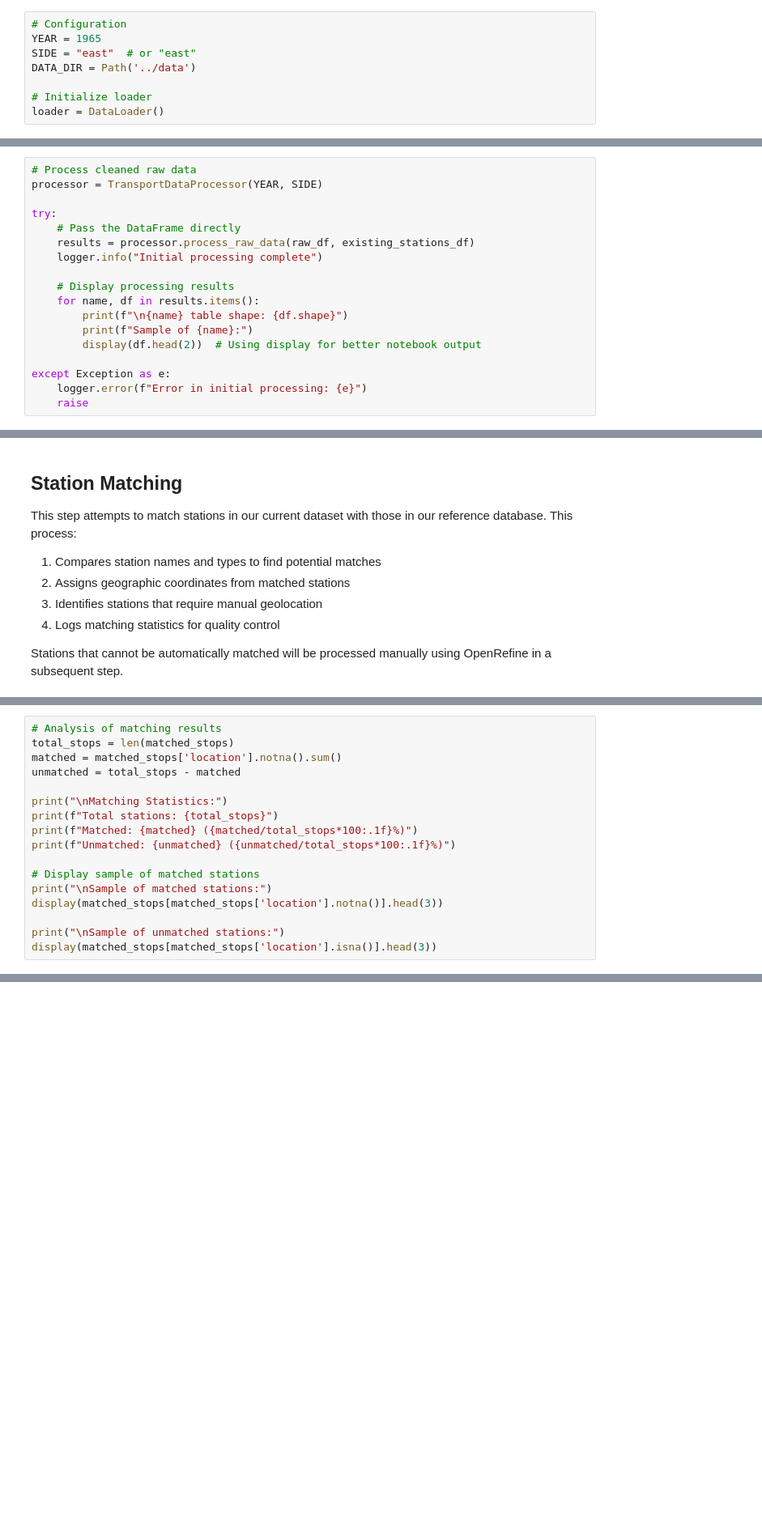
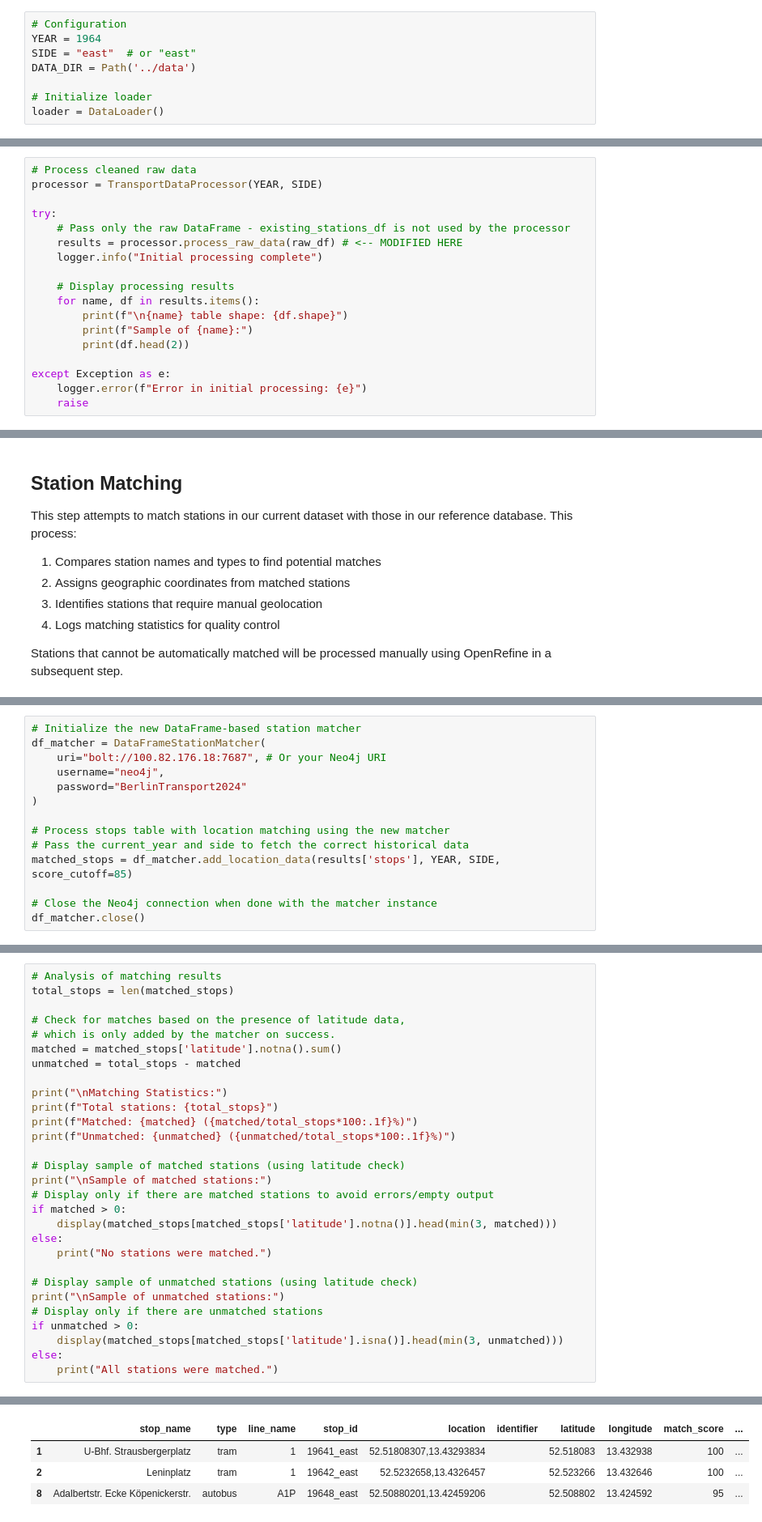
Before and after one commit to noahjb27/phd, a Jupyter notebook: data/fahrplanbuch/notebooks/00_process_data.ipynb, the cells around one changed output, grey strips where cells are left out. Shown: that part at 81% size. Saved outputs shown, nothing was run; the diff lists cells and outputs as text; blank space fills up the shorter version.

Commit message:
added method of using db to check for existing locations followed by using legacy data

```diff
--- a/data/fahrplanbuch/notebooks/00_process_data.ipynb
+++ b/data/fahrplanbuch/notebooks/00_process_data.ipynb
@@ -48,7 +52,7 @@ The process follows these key steps:
 The data represents Berlin's public transportation system during the Cold War era (1945-1989). During this period, Berlin was divided, with separate transportation authorities operating in East and West Berlin. This division is reflected in our data processing approach, where we handle each side separately for each year.
 # %%
 # Configuration
-YEAR = 1965
+YEAR = 1964
 SIDE = "east"  # or "east"
 DATA_DIR = Path('../data')
 
@@ -109,15 +111,15 @@ This structured format facilitates network analysis and visualization in later s
 processor = TransportDataProcessor(YEAR, SIDE)
 
 try:
-    # Pass the DataFrame directly
-    results = processor.process_raw_data(raw_df, existing_stations_df)
+    # Pass only the raw DataFrame - existing_stations_df is not used by the processor
+    results = processor.process_raw_data(raw_df) # <-- MODIFIED HERE
     logger.info("Initial processing complete")
 
     # Display processing results
     for name, df in results.items():
         print(f"\n{name} table shape: {df.shape}")
         print(f"Sample of {name}:")
-        display(df.head(2))  # Using display for better notebook output
+        print(df.head(2))
 
 except Exception as e:
     logger.error(f"Error in initial processing: {e}")
@@ -143,0 +161,14 @@ matcher.close()
+# %%
+# Initialize the new DataFrame-based station matcher
+df_matcher = DataFrameStationMatcher(
+    uri="bolt://100.82.176.18:7687", # Or your Neo4j URI
+    username="neo4j",
+    password="BerlinTransport2024"
+)
+
+# Process stops table with location matching using the new matcher
+# Pass the current_year and side to fetch the correct historical data
+matched_stops = df_matcher.add_location_data(results['stops'], YEAR, SIDE, score_cutoff=85)
+
+# Close the Neo4j connection when done with the matcher instance
+df_matcher.close()
@@ -144,7 +193,10 @@ matcher.close()
 # %%
 # Analysis of matching results
 total_stops = len(matched_stops)
-matched = matched_stops['location'].notna().sum()
+
+# Check for matches based on the presence of latitude data,
+# which is only added by the matcher on success.
+matched = matched_stops['latitude'].notna().sum()
 unmatched = total_stops - matched
 
 print("\nMatching Statistics:")
@@ -152,9 +204,19 @@ print(f"Total stations: {total_stops}")
 print(f"Matched: {matched} ({matched/total_stops*100:.1f}%)")
 print(f"Unmatched: {unmatched} ({unmatched/total_stops*100:.1f}%)")
 
-# Display sample of matched stations
+# Display sample of matched stations (using latitude check)
 print("\nSample of matched stations:")
-display(matched_stops[matched_stops['location'].notna()].head(3))
+# Display only if there are matched stations to avoid errors/empty output
+if matched > 0:
+    display(matched_stops[matched_stops['latitude'].notna()].head(min(3, matched)))
+else:
+    print("No stations were matched.")
 
+# Display sample of unmatched stations (using latitude check)
 print("\nSample of unmatched stations:")
-display(matched_stops[matched_stops['location'].isna()].head(3))
+# Display only if there are unmatched stations
+if unmatched > 0:
+    display(matched_stops[matched_stops['latitude'].isna()].head(min(3, unmatched)))
+else:
+    print("All stations were matched.")
+# %% [output]
@@ -160,0 +229,4 @@ display(matched_stops[matched_stops['location'].isna()].head(3))
+|  | stop_name | type | line_name | stop_id | location | identifier | latitude | longitude | match_score | ... |
+| 1 | U-Bhf. Strausbergerplatz | tram | 1 | 19641_east | 52.51808307,13.43293834 |  | 52.518083 | 13.432938 | 100 | ... |
+| 2 | Leninplatz | tram | 1 | 19642_east | 52.5232658,13.4326457 |  | 52.523266 | 13.432646 | 100 | ... |
+| 8 | Adalbertstr. Ecke Köpenickerstr. | autobus | A1P | 19648_east | 52.50880201,13.42459206 |  | 52.508802 | 13.424592 | 95 | ... |
```
Also changed, not shown: parts of 13 cells of this notebook, 1 other file.
